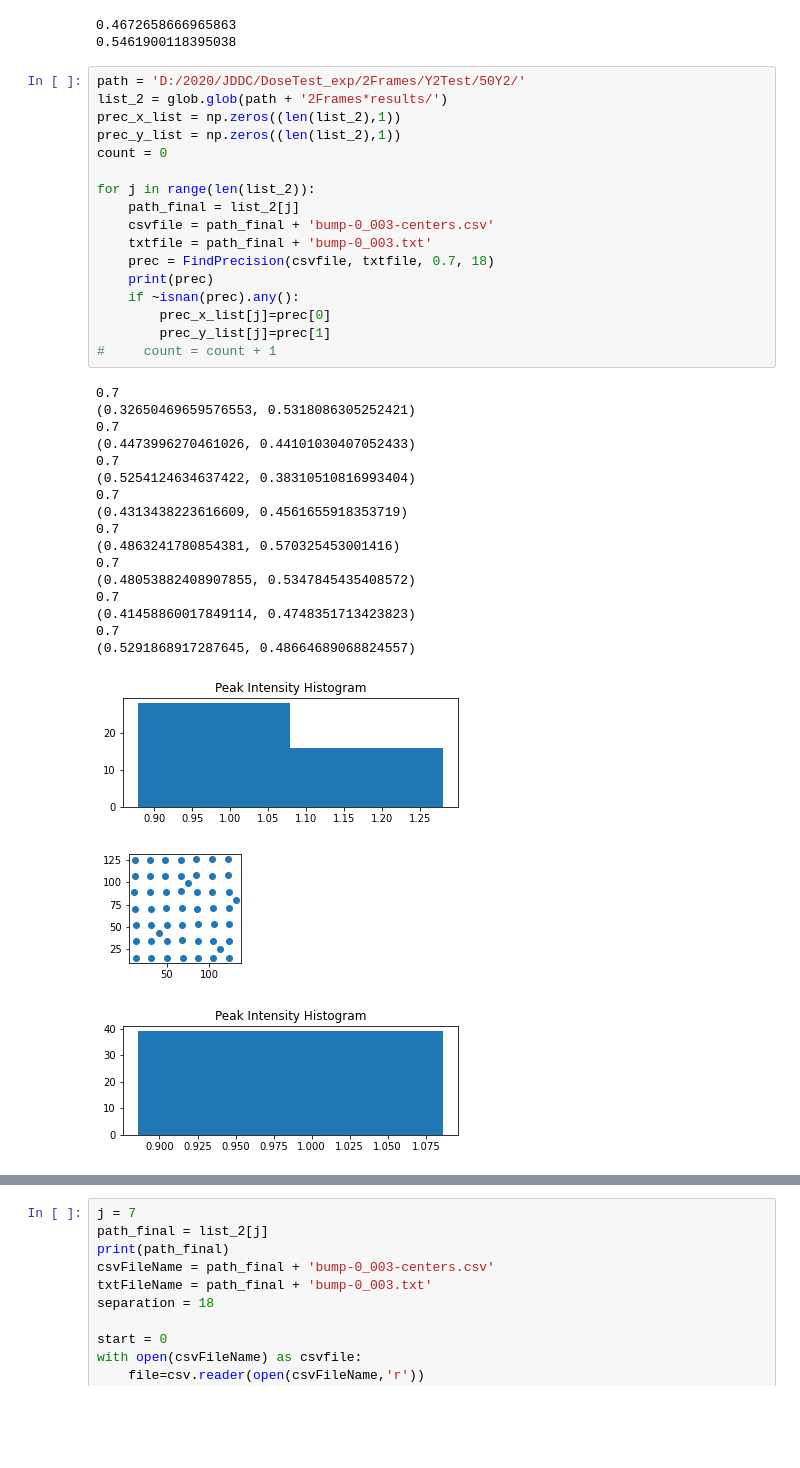
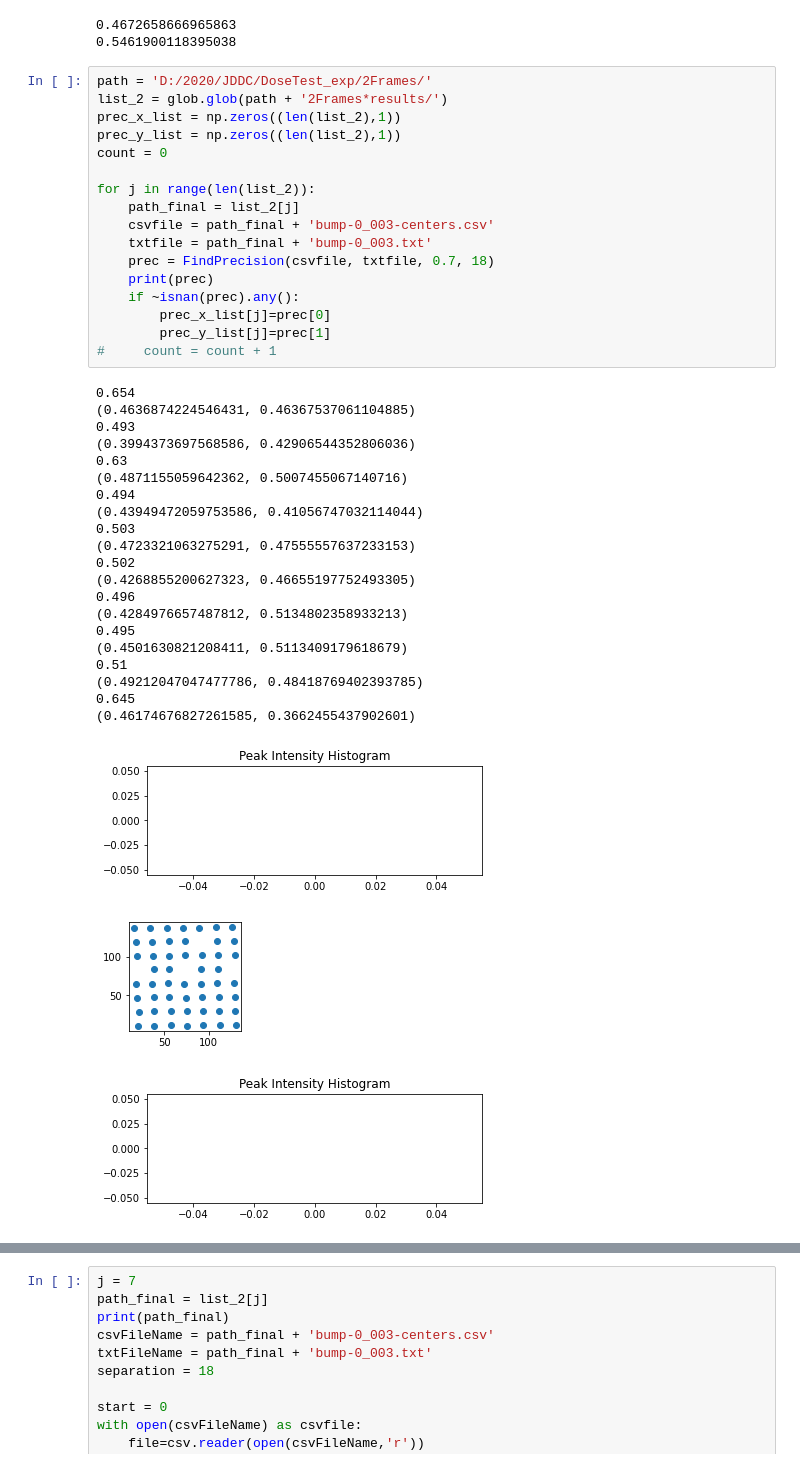
Before and after one commit to CY-Zhang/PyProcessingCodes, a Jupyter notebook: JDDC/DoseTest_exp.ipynb, the cells around one changed output, grey strips where cells are left out. Saved outputs shown, nothing was run; the diff lists cells and outputs as text; blank space fills up the shorter version.

Commit message:
JDDC test updated

```diff
--- a/JDDC/DoseTest_exp.ipynb
+++ b/JDDC/DoseTest_exp.ipynb
@@ -45,39 +45,43 @@ print(prec_y_list.mean())
 0.4672658666965863
 0.5461900118395038
 # %%
-path = 'D:/2020/JDDC/DoseTest_exp/2Frames/Y2Test/50Y2/'
+path = 'D:/2020/JDDC/DoseTest_exp/2Frames/'
 list_2 = glob.glob(path + '2Frames*results/')
 prec_x_list = np.zeros((len(list_2),1))
 prec_y_list = np.zeros((len(list_2),1))
 count = 0
 
 for j in range(len(list_2)):
     path_final = list_2[j]
     csvfile = path_final + 'bump-0_003-centers.csv'
     txtfile = path_final + 'bump-0_003.txt'
     prec = FindPrecision(csvfile, txtfile, 0.7, 18)
     print(prec)
     if ~isnan(prec).any():
         prec_x_list[j]=prec[0]
         prec_y_list[j]=prec[1]
 #     count = count + 1
 # %% [output]
-0.7
-(0.32650469659576553, 0.5318086305252421)
-0.7
-(0.4473996270461026, 0.44101030407052433)
-0.7
-(0.5254124634637422, 0.38310510816993404)
-0.7
-(0.4313438223616609, 0.4561655918353719)
-0.7
-(0.4863241780854381, 0.570325453001416)
-0.7
-(0.48053882408907855, 0.5347845435408572)
-0.7
-(0.41458860017849114, 0.4748351713423823)
-0.7
-(0.5291868917287645, 0.48664689068824557)
+0.654
+(0.4636874224546431, 0.46367537061104885)
+0.493
+(0.3994373697568586, 0.42906544352806036)
+0.63
+(0.4871155059642362, 0.5007455067140716)
+0.494
+(0.43949472059753586, 0.41056747032114044)
+0.503
+(0.4723321063275291, 0.47555557637233153)
+0.502
+(0.4268855200627323, 0.46655197752493305)
+0.496
+(0.4284976657487812, 0.5134802358933213)
+0.495
+(0.4501630821208411, 0.5113409179618679)
+0.51
+(0.49212047047477786, 0.48418769402393785)
+0.645
+(0.46174676827261585, 0.3662455437902601)
-[figure, old version]
+[figure, new version]
-[figure, old version]
+[figure, new version]
-[figure, old version]
+[figure, new version]
```
Also changed, not shown: parts of 2 cells of this notebook, 2 other files.
